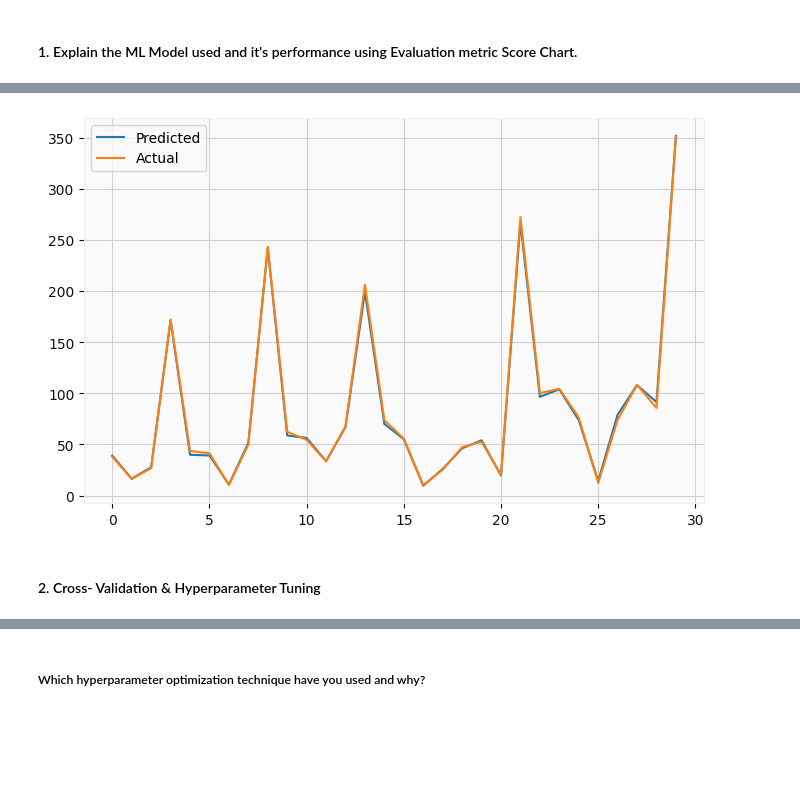
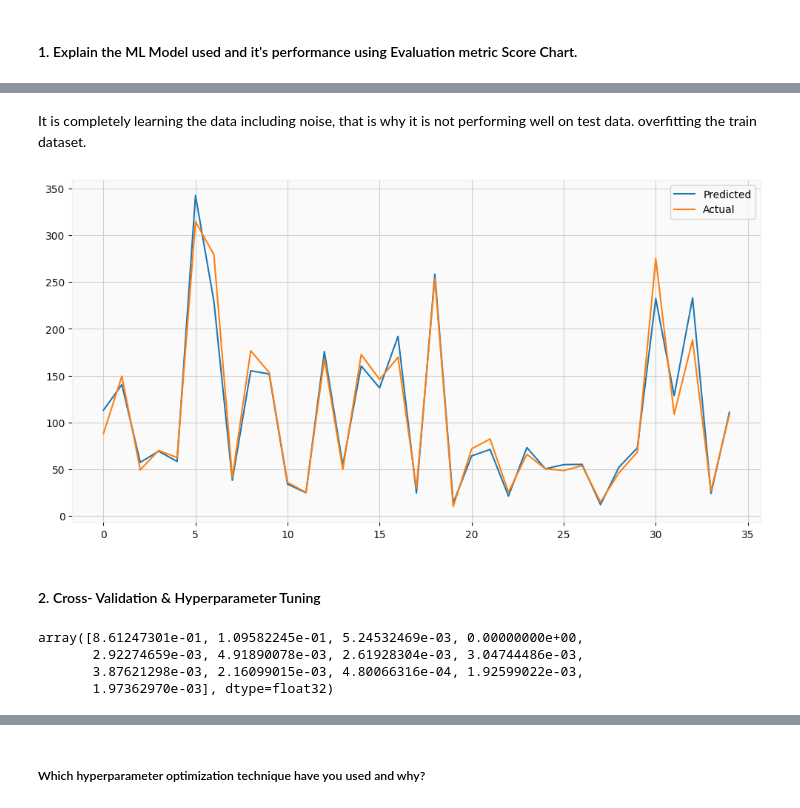
Before and after one commit to subhashsomarouthu/Yes_Bank_Stock_Closing_Price_Prediction, a Jupyter notebook: Yes_Bank_Stock_Closing_Price_prediction.ipynb, the cells around one changed output, grey strips where cells are left out. Cells and saved outputs as stored; diff of their text form; code cells hidden in the pictures; blank space fills up the shorter version.

```diff
--- a/Yes_Bank_Stock_Closing_Price_prediction.ipynb
+++ b/Yes_Bank_Stock_Closing_Price_prediction.ipynb
@@ -1102,7 +1140,7 @@ Average Price: Another approach is to calculate the average price as the average
 
 #splitting the data into a train and a test set. we do this using train test split.
 
-x_train, x_test, y_train, y_test = train_test_split(x_scaled, y, test_size = 0.2, random_state = 0)
+x_train, x_test, y_train, y_test = train_test_split(x_scaled, Y, test_size = 0.2, random_state = 1)
 print(x_train.shape)
 print(x_test.shape)
 # %% [output]
@@ -1157,0 +1778,23 @@ Adjusted R2 :  0.9987787447627074
+# %%
+
+from sklearn.model_selection import RandomizedSearchCV
+
+# Define the parameter grid for hyperparameter tuning
+param_grid_rf = {
+    'n_estimators': [50,80,100,200,300],
+    'max_depth': [1,2,6,7,8,9,10,20,30,40],
+    'min_samples_split':[10,20,30,40,50,100,150,200],
+    'min_samples_leaf': [1,2,8,10,20,40,50]
+
+
+}
+
+
+# Create the RandomizedSearchCV object
+random_search = RandomizedSearchCV(rf, param_grid_rf,verbose=2, cv=5, scoring='r2')
+
+# Fit the RandomizedSearchCV object to the training data
+random_search.fit(x_train, y_train)
+
+# Get the best estimator
+best_model_rf_rs = random_search.best_estimator_
@@ -1157,0 +1953,11 @@ Adjusted R2 :  0.9987787447627074
+# %%
+# ML Model - 3 Implementation
+
+xgboost = XGBRegressor(objective= 'reg:squarederror')
+
+# Fit the Algorithm
+xgboost.fit(x_train,y_train)
+
+# Predict on the model
+y_pred_train_xg =xgboost.predict(x_train)
+y_pred_test_xg =xgboost.predict(x_test)
@@ -1158,11 +2032,12 @@ Adjusted R2 :  0.9987787447627074
+# %% [markdown]
+It is completely learning the data including noise, that is why it is not performing well on test data. overfitting the train dataset.
 # %%
-# Visualizing evaluation Metric Score chart
-plt.figure(figsize=(8,5))
-plt.plot(10**(y_test_pred_with_transformation))
-plt.plot(np.array(10**(y_test)))
+plt.figure(figsize=(12,6))
+plt.plot((10**y_pred_test_xg))
+plt.plot(np.array((10**y_test)))
 plt.legend(["Predicted","Actual"])
 plt.show()
 # %% [output]
-[figure, old version]
+[figure, new version]
 # %% [markdown]
 #### 2. Cross- Validation & Hyperparameter Tuning
@@ -1174,0 +2076,7 @@ plt.show()
+# %%
+best_model_xgb_gs.feature_importances_
+# %% [output]
+array([8.61247301e-01, 1.09582245e-01, 5.24532469e-03, 0.00000000e+00,
+       2.92274659e-03, 4.91890078e-03, 2.61928304e-03, 3.04744486e-03,
+       3.87621298e-03, 2.16099015e-03, 4.80066316e-04, 1.92599022e-03,
+       1.97362970e-03], dtype=float32)
```
Also changed, not shown: parts of 155 cells of this notebook.
